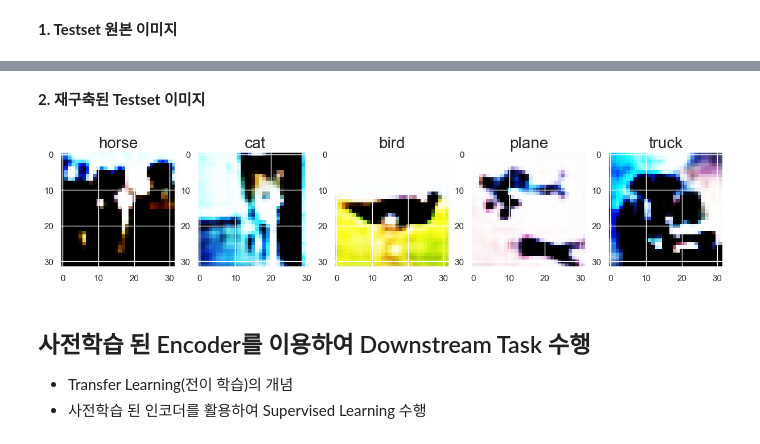
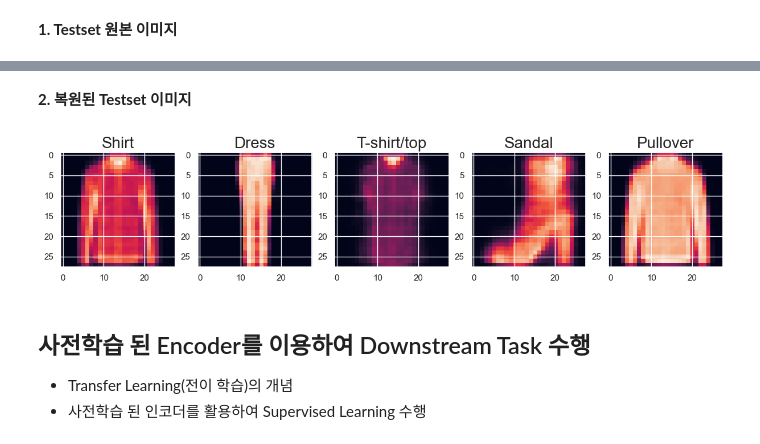
Before and after one commit to Im-JihyunKim/2023_LG_ES_SSL_1, a Jupyter notebook: 1_AutoEncoder.ipynb, the cells around one changed output, grey strips where cells are left out. Cells and saved outputs as stored; diff of their text form; code cells hidden in the pictures.

```diff
--- a/1_AutoEncoder.ipynb
+++ b/1_AutoEncoder.ipynb
@@ -241,7 +226,7 @@ class ConvAE_Trainer(object):
 def main(device, configs:dict):
 
     # define dataset, dataloader
-    dataset = CIFAR10Dataset(data_dir=configs['data_dir'])
+    dataset = FashionMNISTDataset(data_dir=configs['data_dir'])
     train_dataset = dataset.get_pretrain_dataset()
     train_loader = DataLoader(
             dataset=train_dataset,
@@ -251,7 +236,7 @@ def main(device, configs:dict):
             drop_last=True)
 
     # definde optimizer
-    model = Convolution_AE()
+    model = Autoencoder()
 
     optimizer = torch.optim.Adam(
         model.parameters(),
@@ -259,12 +244,13 @@ def main(device, configs:dict):
         weight_decay=configs['weight_decay'])
 
 
-    trainer = ConvAE_Trainer(device=device,
-                             model=model,
-                             optimizer=optimizer,
-                             batch_size = configs['batch_size'],
-                             epochs = configs['epochs'],
-                             )
+    trainer = AE_Trainer(device=device,
+                        model=model,
+                        optimizer=optimizer,
+                        batch_size = configs['batch_size'],
+                        epochs = configs['epochs'],
+                        ckpt_dir = configs['ckpt_dir']
+                        )
 
     pretrained_model = trainer.pretrain(train_loader=train_loader)
 
@@ -273,9 +259,10 @@ def main(device, configs:dict):
 
 if __name__ == '__main__':
     device = torch.device("cuda:0" if torch.cuda.is_available() else 'cpu')
-    configs = {'data_dir': './data/',  # local: './data/' or colab:'/content/2023_LG_ES_SSL_1/data/'
-               'batch_size': 256, 'epochs': 50,
-               'learning_rate': 3e-4, 'weight_decay':0, 'num_worker': 0}
+    configs = {'data_dir': './data/',               # local: './data/' or colab:'/content/2023_LG_ES_SSL_1/data/'
+               'ckpt_dir':'./ckpt_dir/AutoEncoder', # local: './ckpt_dir/AutoEncoder' or colab:'/content/2023_LG_ES_SSL_1/ckpt_dir/AutoEncoder'
+               'batch_size': 256, 'epochs': 40,
+               'learning_rate': 5e-3, 'weight_decay':0, 'num_worker': 0}
 
-    pretrained_model = main(device, configs)
+    pretrained_model_ae = main(device, configs)
 # %% [output]
@@ -304,16 +283,14 @@ __1. Testset 원본 이미지__
 data_dir = './data/'
 # data_dir = '/content/2023_LG_ES_SSL_1/data/'   # colab 사용 시
 
-Cifar10 = CIFAR10Dataset(data_dir)
-Cifar10_test = Cifar10.get_dataset(mode='test')
-classes = ['plane', 'car', 'bird', 'cat', 'deer', 'dog', 'frog', 'horse', 'ship', 'truck']
+dataset = FashionMNISTDataset(data_dir)
+data = dataset.get_dataset(mode='test')
+classes = ['T-shirt/top', 'Trouser', 'Pullover', 'Dress', 'Coat', 'Sandal', 'Shirt', 'Sneaker', 'Bag', 'Ankel boot']  # 총 10개의 classes
 
 test_loader = DataLoader(
-        dataset=Cifar10_test,
+        dataset=data,
         batch_size=5,
-        shuffle=False,
-        num_workers=0,
-        drop_last=False)
+        shuffle=False)
 images, labels = next(iter(test_loader))
 
 fig = plt.figure(figsize=(15,3))
@@ -335,18 +306,18 @@ Clipping input data to the valid range for imshow with RGB data ([0..1] for floa
 # %% [markdown]
-__2. 재구축된 Testset 이미지__
+__2. 복원된 Testset 이미지__
 # %%
-test_output = pretrained_model(images.to('cuda:0')).cpu()
+test_output = pretrained_model_ae(images.view(-1, 28*28).to('cuda:0')).cpu()
 
 fig = plt.figure(figsize=(15,3))
 for i, img, label in zip(range(5), test_output, labels):
-    numpy_img = np.transpose(img.detach().numpy(), (1, 2, 0))
+    numpy_img = img.detach().numpy().reshape(28, 28, -1)
     ax = fig.add_subplot(1, 5, i+1)
     ax.imshow(numpy_img)
     title = classes[int(label)]
     ax.set_title(title, fontsize=20)
 plt.show()
 # %% [output]
-[figure, old version]
+[figure, new version]
 # %% [markdown]
 ## 사전학습 된 Encoder를 이용하여 Downstream Task 수행
 - Transfer Learning(전이 학습)의 개념
```
Also changed, not shown: parts of 32 cells of this notebook, 13 other files.
